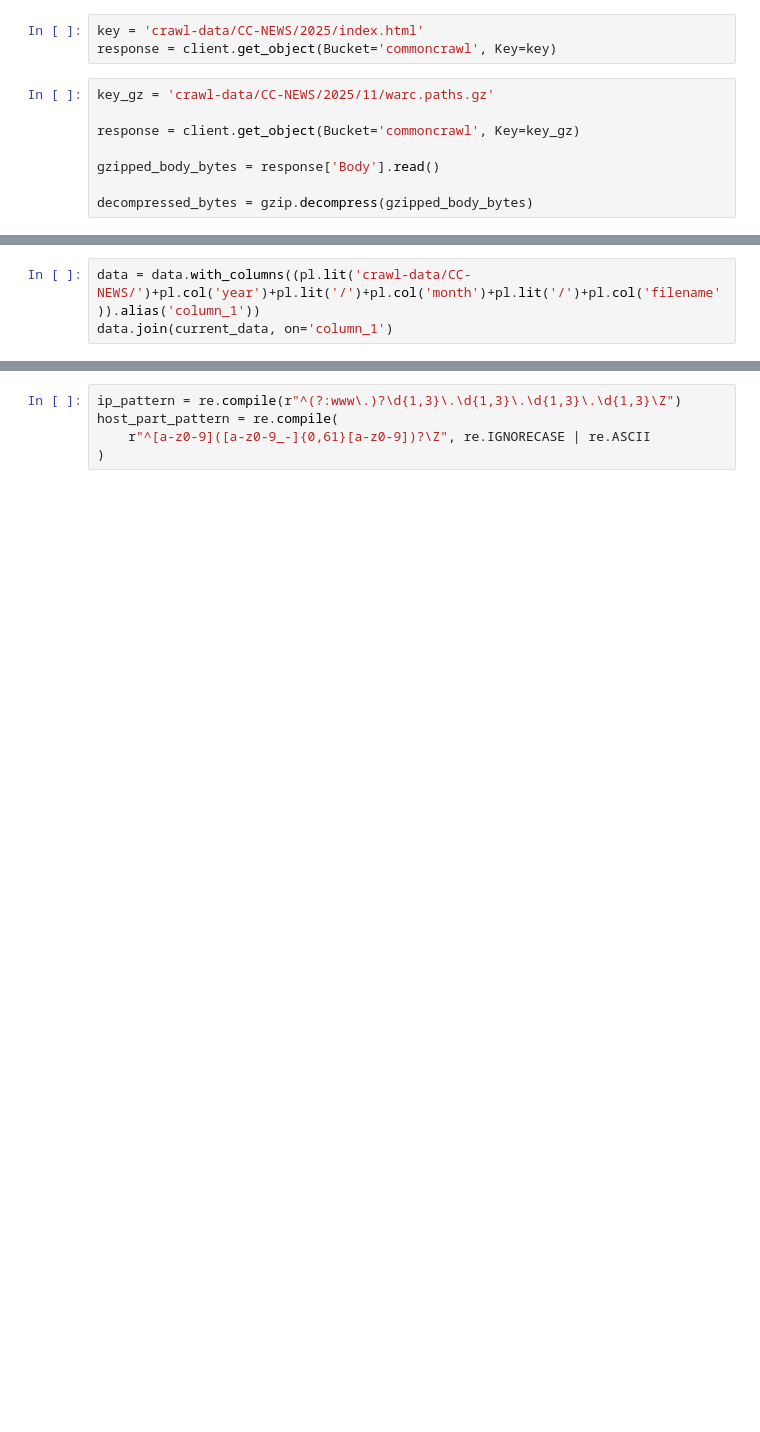
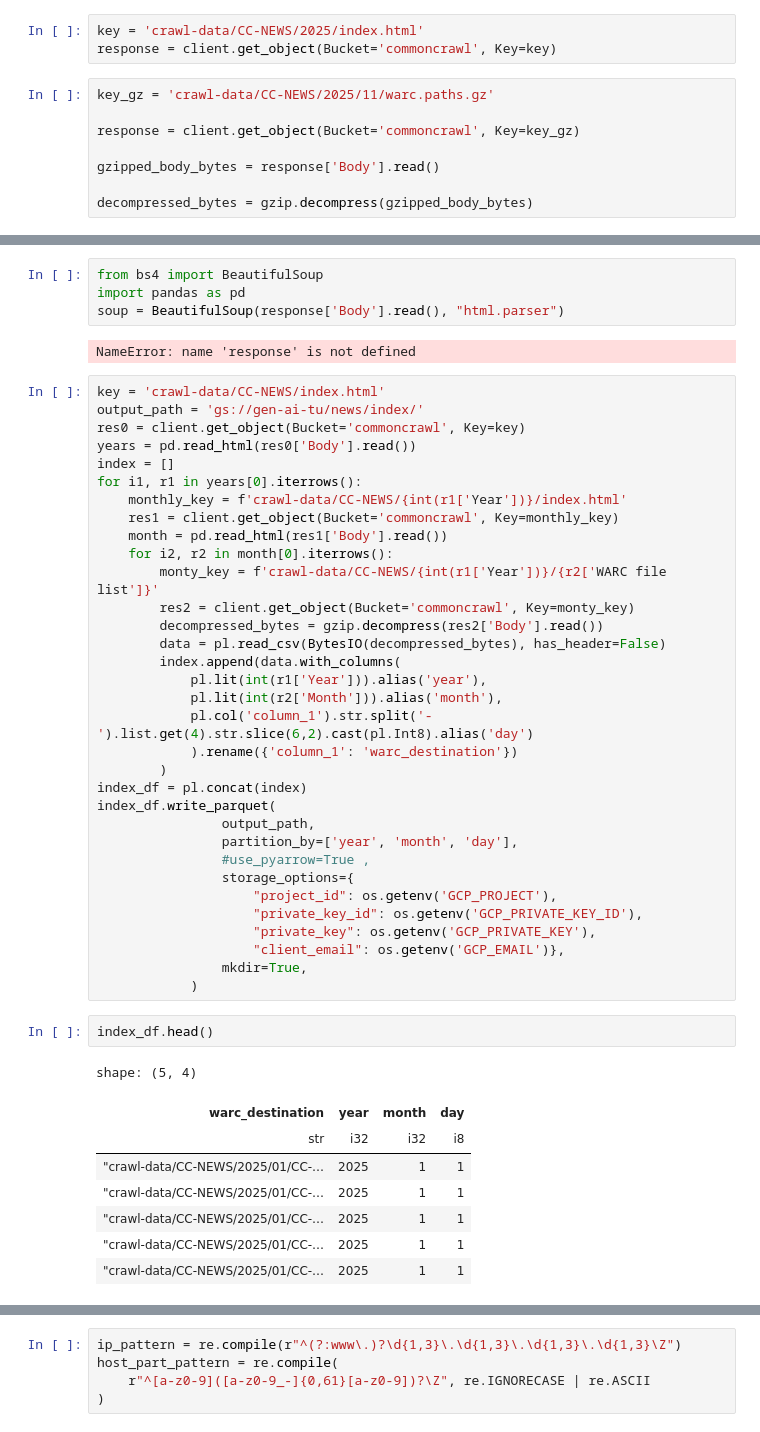
Before and after one commit to NarrativeCorpusRag/gen-ai, a Jupyter notebook: src/research/picatto/02_explore_cc.ipynb, the cells around one changed output, grey strips where cells are left out. Cells and saved outputs as stored; diff of their text form; blank space fills up the shorter version.

```diff
--- a/src/research/picatto/02_explore_cc.ipynb
+++ b/src/research/picatto/02_explore_cc.ipynb
@@ -73,3 +82,0 @@ current_data.head()
-# %%
-data = data.with_columns((pl.lit('crawl-data/CC-NEWS/')+pl.col('year')+pl.lit('/')+pl.col('month')+pl.lit('/')+pl.col('filename')).alias('column_1'))
-data.join(current_data, on='column_1')
@@ -82,0 +89,50 @@ for path in current_data['column_1'].to_list():
+# %%
+from bs4 import BeautifulSoup
+import pandas as pd
+soup = BeautifulSoup(response['Body'].read(), "html.parser")
+# %% [output]
+NameError: name 'response' is not defined
+# %%
+key = 'crawl-data/CC-NEWS/index.html'
+output_path = 'gs://gen-ai-tu/news/index/'
+res0 = client.get_object(Bucket='commoncrawl', Key=key)
+years = pd.read_html(res0['Body'].read())
+index = []
+for i1, r1 in years[0].iterrows():
+    monthly_key = f'crawl-data/CC-NEWS/{int(r1['Year'])}/index.html'
+    res1 = client.get_object(Bucket='commoncrawl', Key=monthly_key)
+    month = pd.read_html(res1['Body'].read())
+    for i2, r2 in month[0].iterrows():
+        monty_key = f'crawl-data/CC-NEWS/{int(r1['Year'])}/{r2['WARC file list']}'
+        res2 = client.get_object(Bucket='commoncrawl', Key=monty_key)
+        decompressed_bytes = gzip.decompress(res2['Body'].read())
+        data = pl.read_csv(BytesIO(decompressed_bytes), has_header=False)
+        index.append(data.with_columns(
+            pl.lit(int(r1['Year'])).alias('year'),
+            pl.lit(int(r2['Month'])).alias('month'),
+            pl.col('column_1').str.split('-').list.get(4).str.slice(6,2).cast(pl.Int8).alias('day')
+            ).rename({'column_1': 'warc_destination'})
+        )
+index_df = pl.concat(index)
+index_df.write_parquet(
+                output_path,
+                partition_by=['year', 'month', 'day'],
+                #use_pyarrow=True ,
+                storage_options={
+                    "project_id": os.getenv('GCP_PROJECT'),
+                    "private_key_id": os.getenv('GCP_PRIVATE_KEY_ID'),
+                    "private_key": os.getenv('GCP_PRIVATE_KEY'),
+                    "client_email": os.getenv('GCP_EMAIL')},
+                mkdir=True,
+            )
+# %%
+index_df.head()
+# %% [output]
+shape: (5, 4)
+| warc_destination | year | month | day |
+| str | i32 | i32 | i8 |
+| "crawl-data/CC-NEWS/2025/01/CC-… | 2025 | 1 | 1 |
+| "crawl-data/CC-NEWS/2025/01/CC-… | 2025 | 1 | 1 |
+| "crawl-data/CC-NEWS/2025/01/CC-… | 2025 | 1 | 1 |
+| "crawl-data/CC-NEWS/2025/01/CC-… | 2025 | 1 | 1 |
+| "crawl-data/CC-NEWS/2025/01/CC-… | 2025 | 1 | 1 |
```
Also changed, not shown: parts of 23 cells of this notebook, 7 other files.
